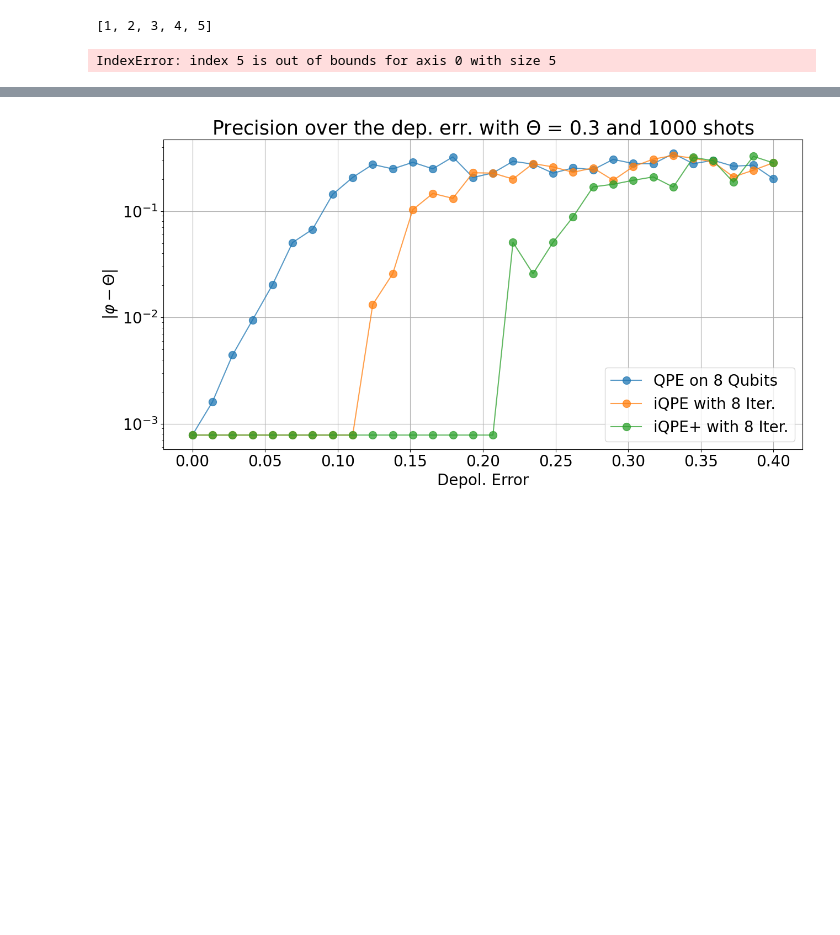
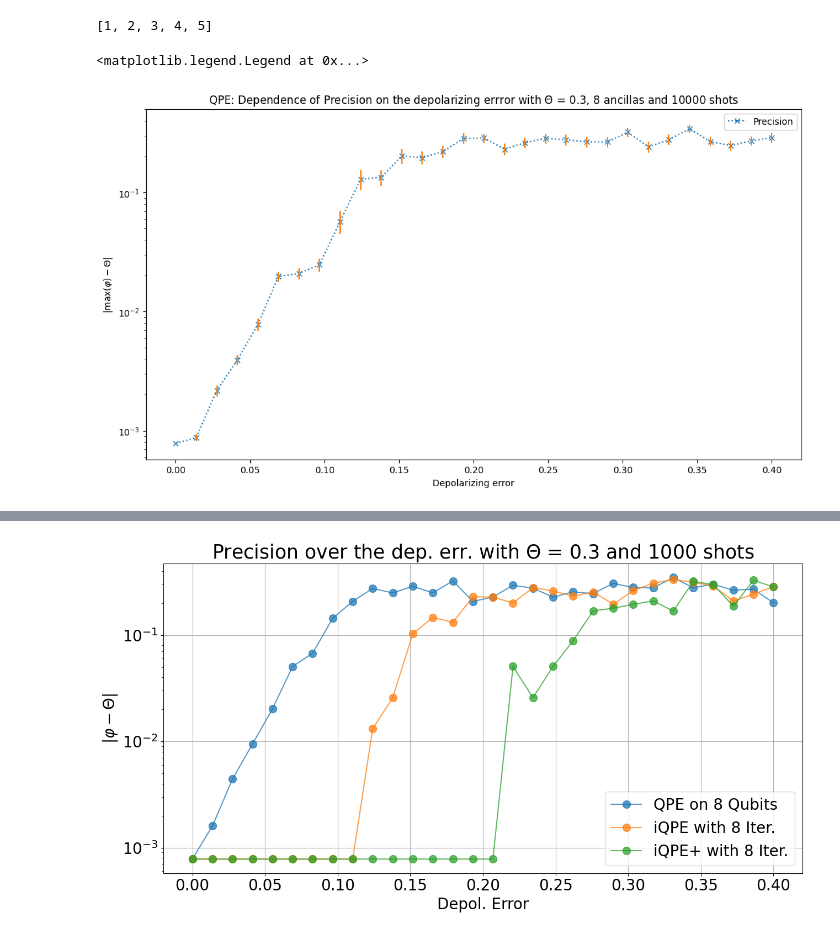
Before and after one commit to RicemanBoy/qc_researchproject, a Jupyter notebook: QPE.ipynb, the cells around one changed output, grey strips where cells are left out. Saved outputs shown, nothing was run; the diff lists cells and outputs as text; code cells hidden in the pictures; blank space fills up the shorter version.

```diff
--- a/QPE.ipynb
+++ b/QPE.ipynb
@@ -82,7 +82,7 @@ def prec_over_error(angle: float, n: int, shots: int, steps:int ,times: int):
     error_1 = np.linspace(0,(4/3)*soweit,steps)
     error_2 = np.linspace(0,(16/15)*soweit,steps)
     x = np.linspace(0,1*soweit,steps)
-    y_idk = np.zeros((times,len(x)))
+    y_idk = np.zeros((times,steps))
     for o in range(times):
         for j in range(len(error_1)):
             dep_error = depolarizing_error(error_1[j], 1)
@@ -111,7 +111,7 @@ def prec_over_error(angle: float, n: int, shots: int, steps:int ,times: int):
             most = convert(max(counts, key=counts.get))
             y_idk[o,j] += np.abs(most-angle)
 
-    y = np.zeros(times)
+    y = np.zeros(steps)
     for i in range(np.shape(y_idk)[1]):
         for j in range(np.shape(y_idk)[0]):
             y[i] += y_idk[j][i]
@@ -126,12 +126,14 @@ def prec_over_error(angle: float, n: int, shots: int, steps:int ,times: int):
 
     y = [i/times for i in y]
 
+    y_std = [i/np.sqrt(times) for i in y_std]
+
     data = np.array((x,y,y_std))
-    #np.savetxt("QPE_error_threshhold.txt", data, delimiter=",")
+    np.savetxt("QPE_error_threshhold.txt", data, delimiter=",")
 
     fig, ax = plt.subplots(figsize=(13,7))
     ax = plt.plot(x,y, "x",label="Precision", linestyle = "dotted")
-    ac = plt.errorbar(x,y,yerr = y_std)
+    ax = plt.errorbar(x,y,yerr = y_std, linestyle = "")
     #ax = plt.plot(x, list_diff, "x", label="Difference of the max of measurement to ideal Angle", linestyle = "dotted")                #basically the same as with average
     plt.title("QPE: Dependence of Precision on the depolarizing errror with "+r"$\Theta$"+" = {}, {} ancillas and {} shots".format(angle, n, int(shots)))
     plt.yscale("log")
@@ -139,6 +141,7 @@ def prec_over_error(angle: float, n: int, shots: int, steps:int ,times: int):
     plt.xlabel("Depolarizing error")
     return plt.legend()
 # %%
-prec_over_error(0.3, 8, 1000, 30, 5)
+prec_over_error(0.3, 8, 10000, 30, 50)
 # %% [output]
-IndexError: index 5 is out of bounds for axis 0 with size 5
+<matplotlib.legend.Legend at 0x...>
+[figure, added]
```
Also changed, not shown: parts of 2 cells of this notebook, 4 other files.
